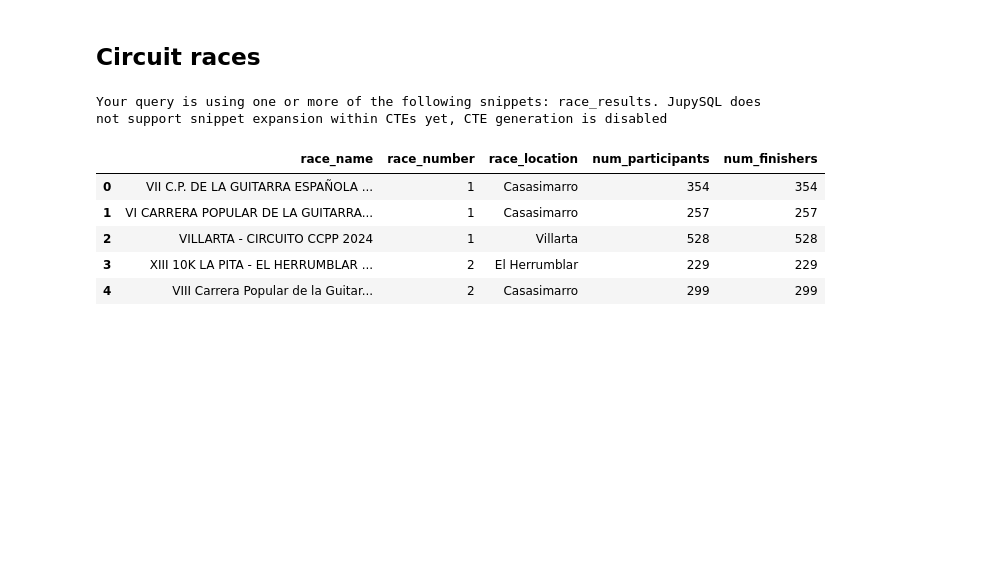
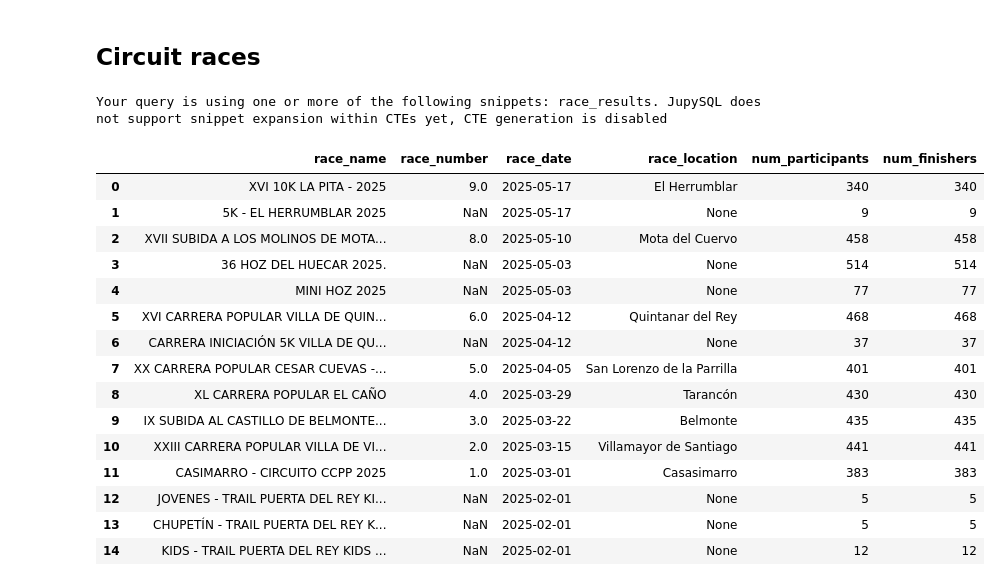
Before and after one commit to franloza/running-races-insights, a Jupyter notebook: notebooks/analysis.ipynb, the cells around one changed output. Cells and saved outputs as stored; diff of their text form; code cells hidden in the pictures; blank space fills up the shorter version.

```diff
--- a/notebooks/analysis.ipynb
+++ b/notebooks/analysis.ipynb
@@ -161,29 +196,40 @@ Generating CTE with stored snippets: 'race_results'
 # %%
 %%sql
 
 with circuit_races as (
 
     select * from read_csv('../data/circuit_races.csv')
 
 )
 
 select
     race_name,
     race_number,
+    race_date,
     race_location,
     count(*) as num_participants,
     count_if(is_finisher is not null)::int as num_finishers
 
 from race_results
 left join circuit_races using (race_name, race_year)
-group by 1,2,3
-order by race_number
-limit 5;
+group by 1,2,3,4
+order by race_date desc
+limit 15;
 # %% [output]
 Your query is using one or more of the following snippets: race_results. JupySQL does not support snippet expansion within CTEs yet, CTE generation is disabled
-|  | race_name | race_number | race_location | num_participants | num_finishers |
-| 0 | VII C.P. DE LA GUITARRA ESPAÑOLA ... | 1 | Casasimarro | 354 | 354 |
-| 1 | VI CARRERA POPULAR DE LA GUITARRA... | 1 | Casasimarro | 257 | 257 |
-| 2 | VILLARTA - CIRCUITO CCPP 2024 | 1 | Villarta | 528 | 528 |
-| 3 | XIII 10K LA PITA - EL HERRUMBLAR ... | 2 | El Herrumblar | 229 | 229 |
-| 4 | VIII Carrera Popular de la Guitar... | 2 | Casasimarro | 299 | 299 |
+|  | race_name | race_number | race_date | race_location | num_participants | num_finishers |
+| 0 | XVI 10K LA PITA - 2025 | 9.0 | 2025-05-17 | El Herrumblar | 340 | 340 |
+| 1 | 5K - EL HERRUMBLAR 2025 | NaN | 2025-05-17 | None | 9 | 9 |
+| 2 | XVII SUBIDA A LOS MOLINOS DE MOTA... | 8.0 | 2025-05-10 | Mota del Cuervo | 458 | 458 |
+| 3 | 36 HOZ DEL HUECAR 2025. | NaN | 2025-05-03 | None | 514 | 514 |
+| 4 | MINI HOZ 2025 | NaN | 2025-05-03 | None | 77 | 77 |
+| 5 | XVI CARRERA POPULAR VILLA DE QUIN... | 6.0 | 2025-04-12 | Quintanar del Rey | 468 | 468 |
+| 6 | CARRERA INICIACIÓN 5K VILLA DE QU... | NaN | 2025-04-12 | None | 37 | 37 |
+| 7 | XX CARRERA POPULAR CESAR CUEVAS -... | 5.0 | 2025-04-05 | San Lorenzo de la Parrilla | 401 | 401 |
+| 8 | XL CARRERA POPULAR EL CAÑO | 4.0 | 2025-03-29 | Tarancón | 430 | 430 |
+| 9 | IX SUBIDA AL CASTILLO DE BELMONTE... | 3.0 | 2025-03-22 | Belmonte | 435 | 435 |
+| 10 | XXIII CARRERA POPULAR VILLA DE VI... | 2.0 | 2025-03-15 | Villamayor de Santiago | 441 | 441 |
+| 11 | CASIMARRO - CIRCUITO CCPP 2025 | 1.0 | 2025-03-01 | Casasimarro | 383 | 383 |
+| 12 | JOVENES - TRAIL PUERTA DEL REY KI... | NaN | 2025-02-01 | None | 5 | 5 |
+| 13 | CHUPETÍN - TRAIL PUERTA DEL REY K... | NaN | 2025-02-01 | None | 5 | 5 |
+| 14 | KIDS - TRAIL PUERTA DEL REY KIDS ... | NaN | 2025-02-01 | None | 12 | 12 |
```
Also changed, not shown: parts of 2 cells of this notebook, 2 other files.
